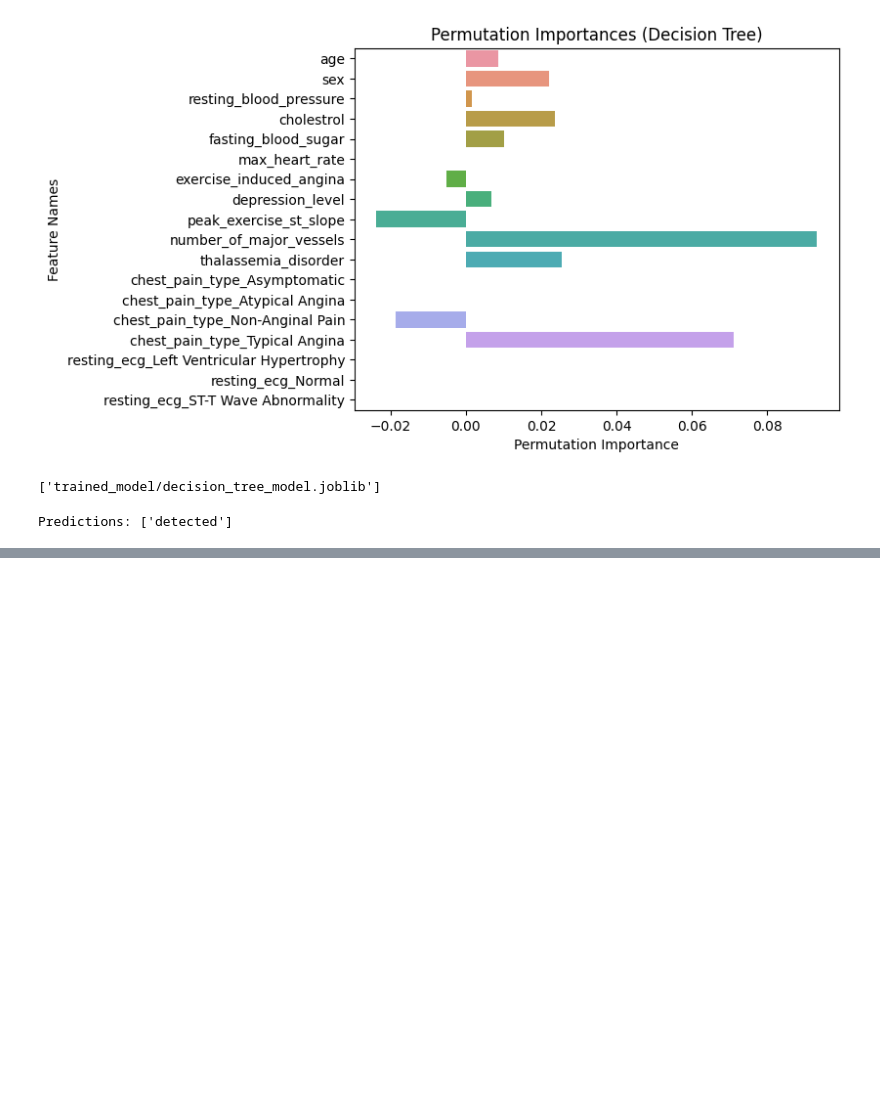
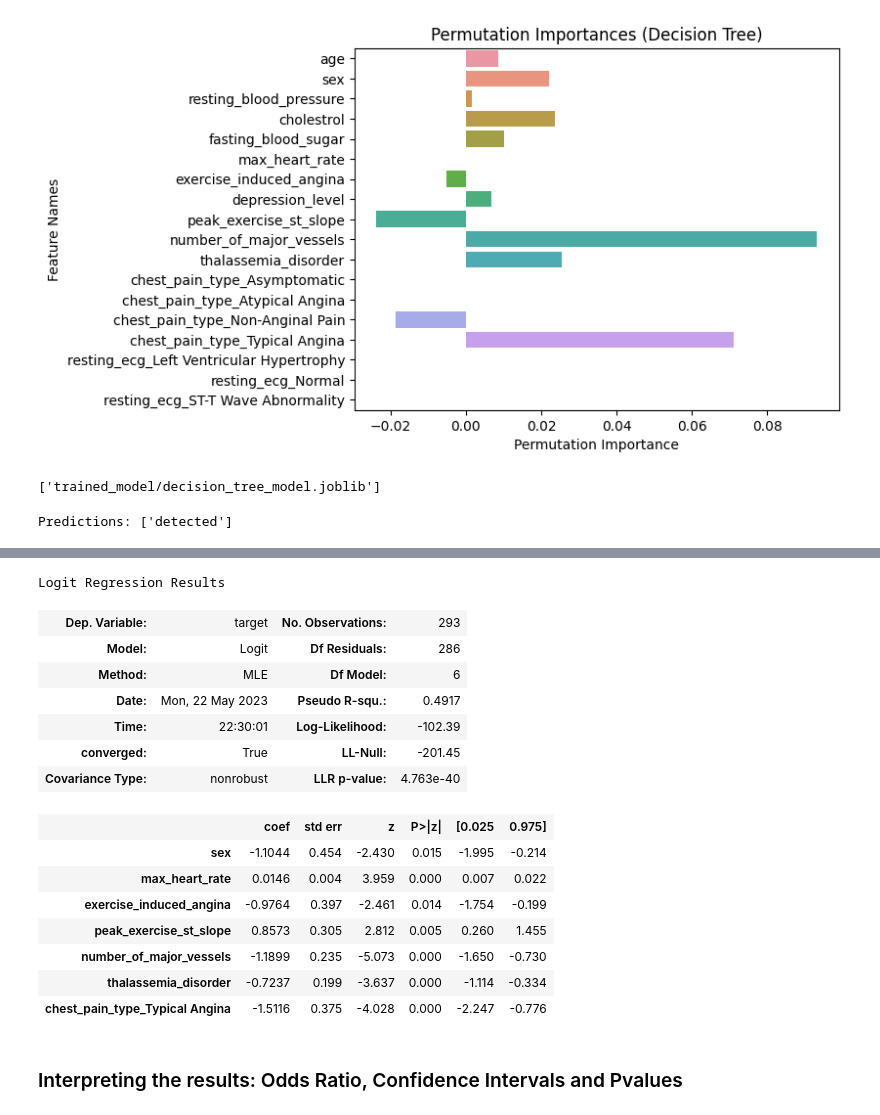
Before and after one commit to karhong-sam/project-wqd7003-ds-analysis, a Jupyter notebook: heart-analysis.ipynb, the cells around one changed output, grey strips where cells are left out. Saved outputs shown, nothing was run; the diff lists cells and outputs as text; code cells hidden in the pictures; blank space fills up the shorter version.

```diff
--- a/heart-analysis.ipynb
+++ b/heart-analysis.ipynb
@@ -891,0 +961,37 @@ Predictions: ['detected']
+# %%
+def back_feature_elem (data_frame,dep_var,col_list):
+    """ Takes in the dataframe, the dependent variable and a list of column names, runs the regression repeatedly eleminating feature with the highest
+    P-value above alpha one at a time and returns the regression summary with all p-values below alpha"""
+
+    while len(col_list)>0 :
+        model=sm.Logit(dep_var,data_frame[col_list])
+        result=model.fit(disp=0)
+        largest_pvalue=round(result.pvalues,3).nlargest(1)
+        if largest_pvalue[0]<(0.05):
+            return result
+            break
+        else:
+            col_list=col_list.drop(largest_pvalue.index)
+
+result=back_feature_elem(df_lr_constant,df_lr_constant.target,cols)
+# %%
+result.summary()
+# %% [output]
+Logit Regression Results
+| Dep. Variable: | target | No. Observations: | 293 |
+| Model: | Logit | Df Residuals: | 286 |
+| Method: | MLE | Df Model: | 6 |
+| Date: | Mon, 22 May 2023 | Pseudo R-squ.: | 0.4917 |
+| Time: | 22:30:01 | Log-Likelihood: | -102.39 |
+| converged: | True | LL-Null: | -201.45 |
+| Covariance Type: | nonrobust | LLR p-value: | 4.763e-40 |
+|  | coef | std err | z | P>|z| | [0.025 | 0.975] |
+| sex | -1.1044 | 0.454 | -2.430 | 0.015 | -1.995 | -0.214 |
+| max_heart_rate | 0.0146 | 0.004 | 3.959 | 0.000 | 0.007 | 0.022 |
+| exercise_induced_angina | -0.9764 | 0.397 | -2.461 | 0.014 | -1.754 | -0.199 |
+| peak_exercise_st_slope | 0.8573 | 0.305 | 2.812 | 0.005 | 0.260 | 1.455 |
+| number_of_major_vessels | -1.1899 | 0.235 | -5.073 | 0.000 | -1.650 | -0.730 |
+| thalassemia_disorder | -0.7237 | 0.199 | -3.637 | 0.000 | -1.114 | -0.334 |
+| chest_pain_type_Typical Angina | -1.5116 | 0.375 | -4.028 | 0.000 | -2.247 | -0.776 |
+# %% [markdown]
+### Interpreting the results: Odds Ratio, Confidence  Intervals and Pvalues
```
Also changed, not shown: parts of 18 cells of this notebook.
